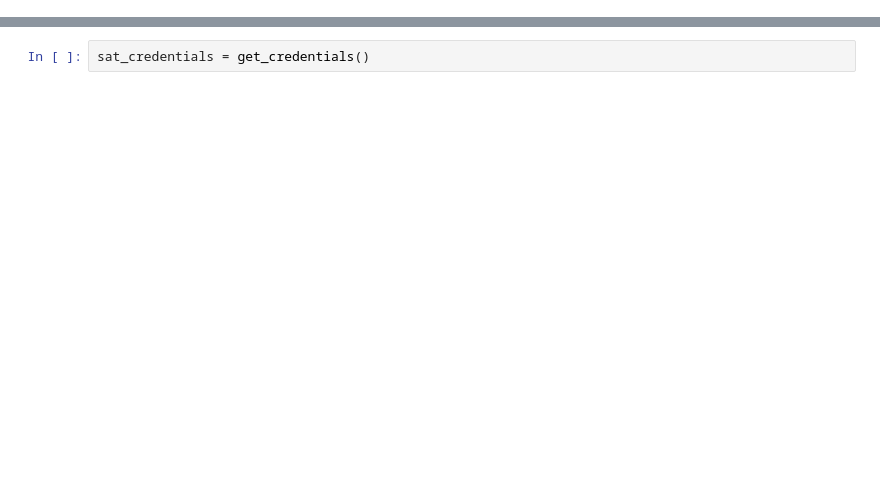
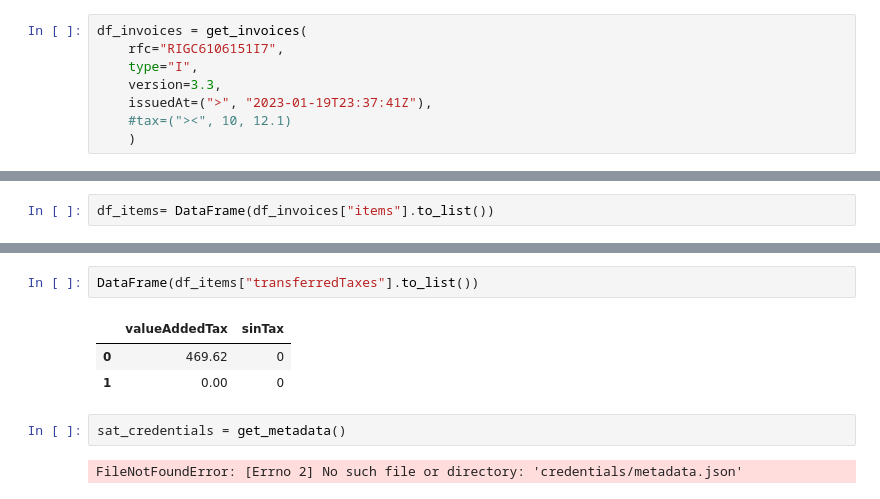
Before and after one commit to KevinEsh/sat-cracker, a Jupyter notebook: test.ipynb, the cells around one changed output, grey strips where cells are left out. Cells and saved outputs as stored; diff of their text form; blank space fills up the shorter version.

```diff
--- a/test.ipynb
+++ b/test.ipynb
@@ -11,0 +146,8 @@ def get_credentials()->dict[str, str]:
+# %%
+df_invoices = get_invoices(
+    rfc="RIGC6106151I7",
+    type="I",
+    version=3.3,
+    issuedAt=(">", "2023-01-19T23:37:41Z"),
+    #tax=("><", 10, 12.1)
+    )
@@ -11,0 +187,2 @@ def get_credentials()->dict[str, str]:
+# %%
+df_items= DataFrame(df_invoices["items"].to_list())
@@ -12,2 +208,10 @@ def get_credentials()->dict[str, str]:
+# %%
+DataFrame(df_items["transferredTaxes"].to_list())
+# %% [output]
+|  | valueAddedTax | sinTax |
+| 0 | 469.62 | 0 |
+| 1 | 0.00 | 0 |
 # %%
-sat_credentials = get_credentials()
+sat_credentials = get_metadata()
+# %% [output]
+FileNotFoundError: [Errno 2] No such file or directory: 'credentials/metadata.json'
```
Also changed, not shown: parts of 23 cells of this notebook.
